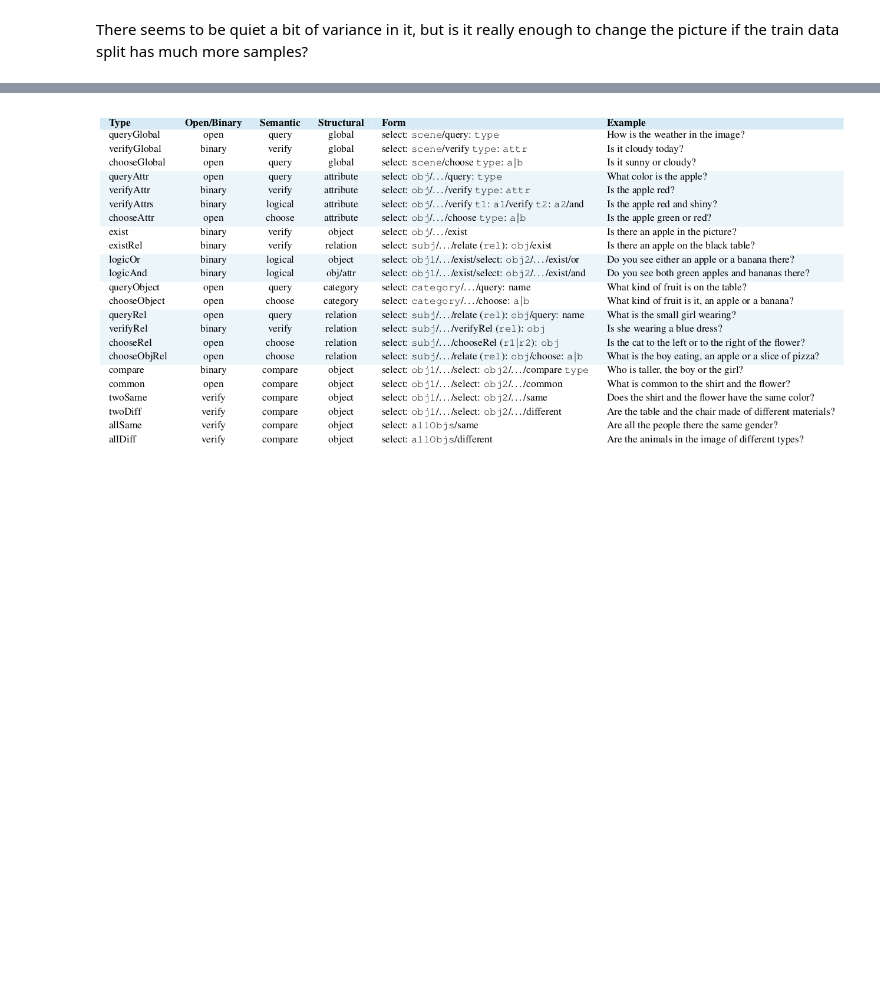
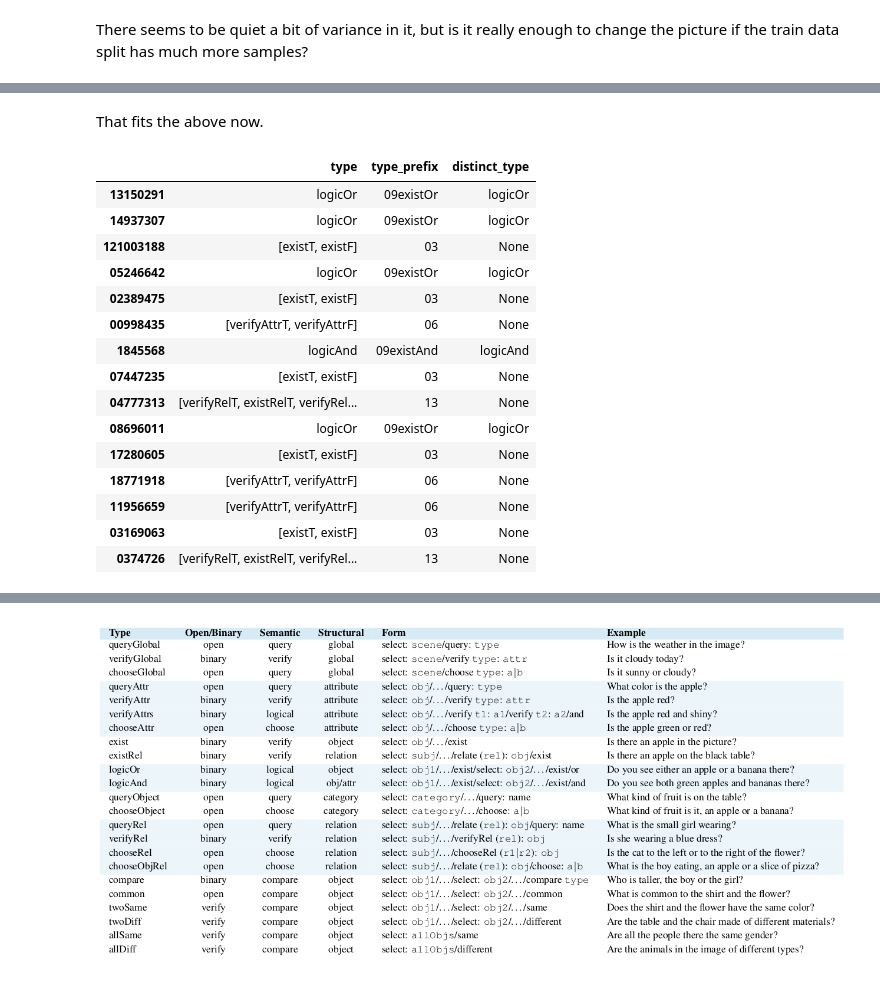
Before and after one commit to MagnusOstertag/GQA_reproduction, a Jupyter notebook: figures.ipynb, the cells around one changed output, grey strips where cells are left out. Cells and saved outputs as stored; diff of their text form; code cells hidden in the pictures; blank space fills up the shorter version.

```diff
--- a/figures.ipynb
+++ b/figures.ipynb
@@ -612,0 +612,2 @@ Here, probably the question as classified by its answer type is referenced?! The
+# %% [markdown]
+That fits the above now.
@@ -613 +638,21 @@ Here, probably the question as classified by its answer type is referenced?! The
+# %%
+# check if it worked
+gqa_questions_all[['type', 'type_prefix', 'distinct_type']].sample(15)
+# %% [output]
+|  | type | type_prefix | distinct_type |
+| 13150291 | logicOr | 09existOr | logicOr |
+| 14937307 | logicOr | 09existOr | logicOr |
+| 121003188 | [existT, existF] | 03 | None |
+| 05246642 | logicOr | 09existOr | logicOr |
+| 02389475 | [existT, existF] | 03 | None |
+| 00998435 | [verifyAttrT, verifyAttrF] | 06 | None |
+| 1845568 | logicAnd | 09existAnd | logicAnd |
+| 07447235 | [existT, existF] | 03 | None |
+| 04777313 | [verifyRelT, existRelT, verifyRel... | 13 | None |
+| 08696011 | logicOr | 09existOr | logicOr |
+| 17280605 | [existT, existF] | 03 | None |
+| 18771918 | [verifyAttrT, verifyAttrF] | 06 | None |
+| 11956659 | [verifyAttrT, verifyAttrF] | 06 | None |
+| 03169063 | [existT, existF] | 03 | None |
+| 0374726 | [verifyRelT, existRelT, verifyRel... | 13 | None |
 # %%
```
Also changed, not shown: parts of 20 cells of this notebook, 3 other files.
